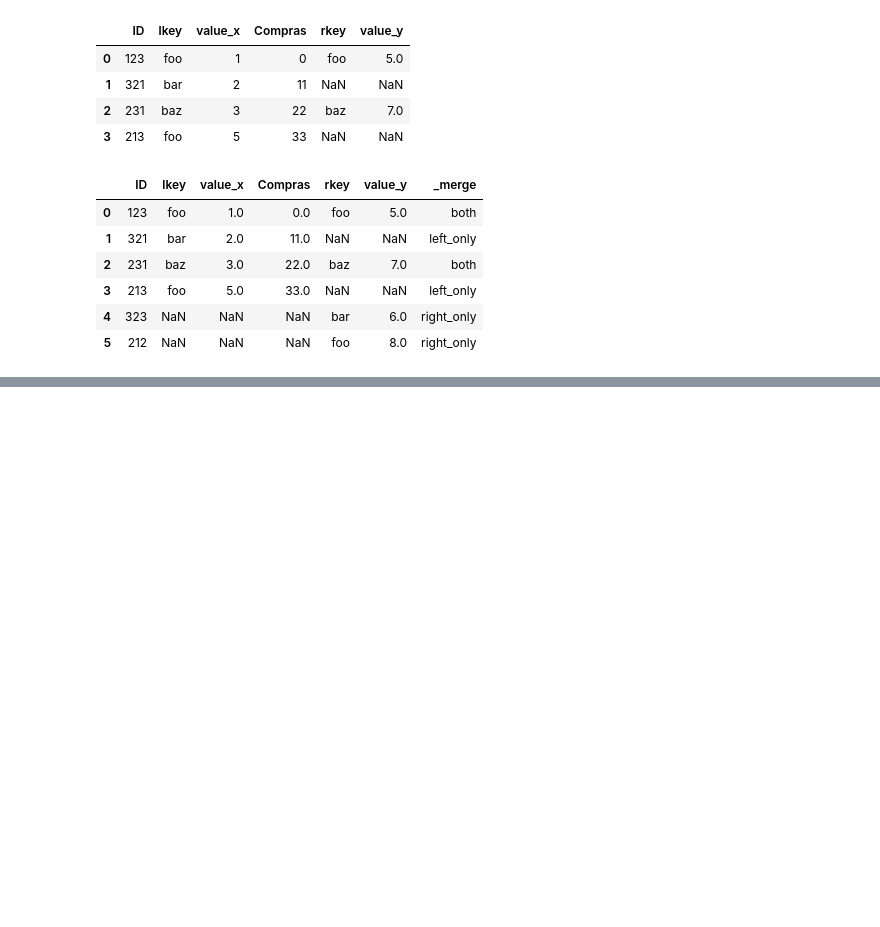
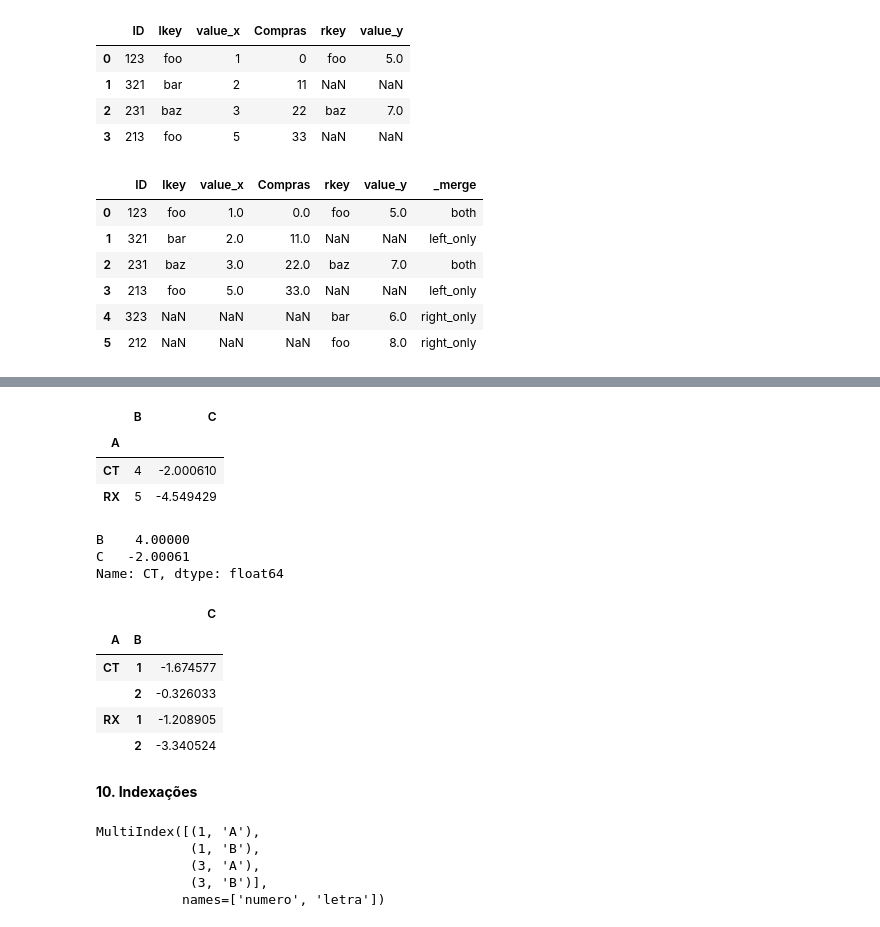
Before and after one commit to CarlosLeandro09/Radiology, a Jupyter notebook: Um_pouco_de_Pandas.ipynb, the cells around one changed output, grey strips where cells are left out. Cells and saved outputs as stored; diff of their text form; code cells hidden in the pictures; blank space fills up the shorter version.

```diff
--- a/Um_pouco_de_Pandas.ipynb
+++ b/Um_pouco_de_Pandas.ipynb
@@ -218,0 +234,36 @@ pd.merge(df4,df5,how='outer',on='ID',indicator=True)
+# %%
+group = grupinho.groupby(["A"]).sum()
+group
+# %% [output]
+|  | B | C |
+| A |  |  |
+| CT | 4 | -2.000610 |
+| RX | 5 | -4.549429 |
+# %%
+group.loc['CT']
+# %% [output]
+B    4.00000
+C   -2.00061
+Name: CT, dtype: float64
+# %%
+# Cada grupo funciona parecido com tabelas concatenadas
+group2 = grupinho.groupby(["A","B"]).sum()
+group2
+# %% [output]
+|  |  | C |
+| A | B |  |
+| CT | 1 | -1.674577 |
+|  | 2 | -0.326033 |
+| RX | 1 | -1.208905 |
+|  | 2 | -3.340524 |
+# %% [markdown]
+**10. Indexações**
+# %%
+arrays = [[1,1,3,3],['A','B','A','B']]
+pd.MultiIndex.from_arrays(arrays,names=('numero','letra'))
+# %% [output]
+MultiIndex([(1, 'A'),
+            (1, 'B'),
+            (3, 'A'),
+            (3, 'B')],
+           names=['numero', 'letra'])
```
Also changed, not shown: parts of 10 cells of this notebook.
